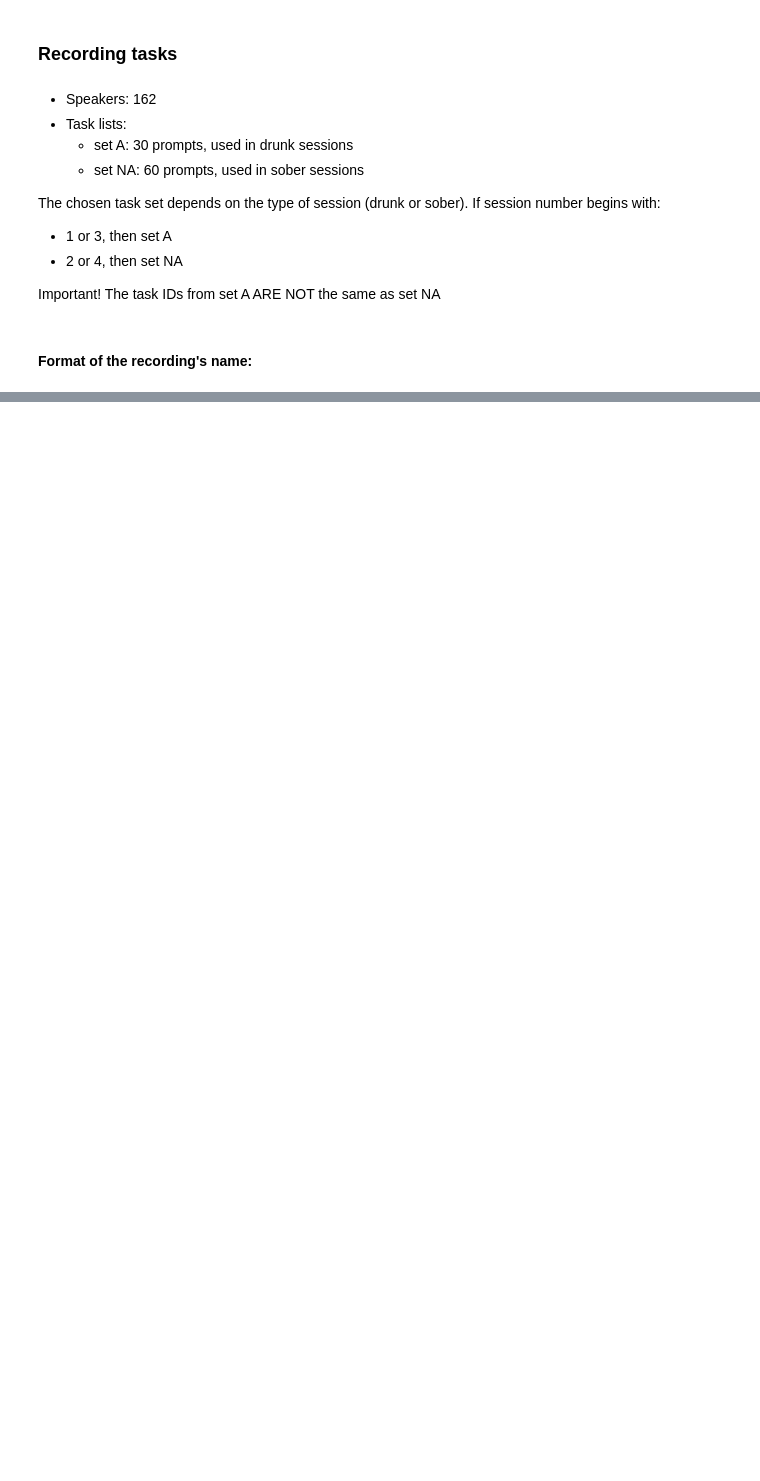
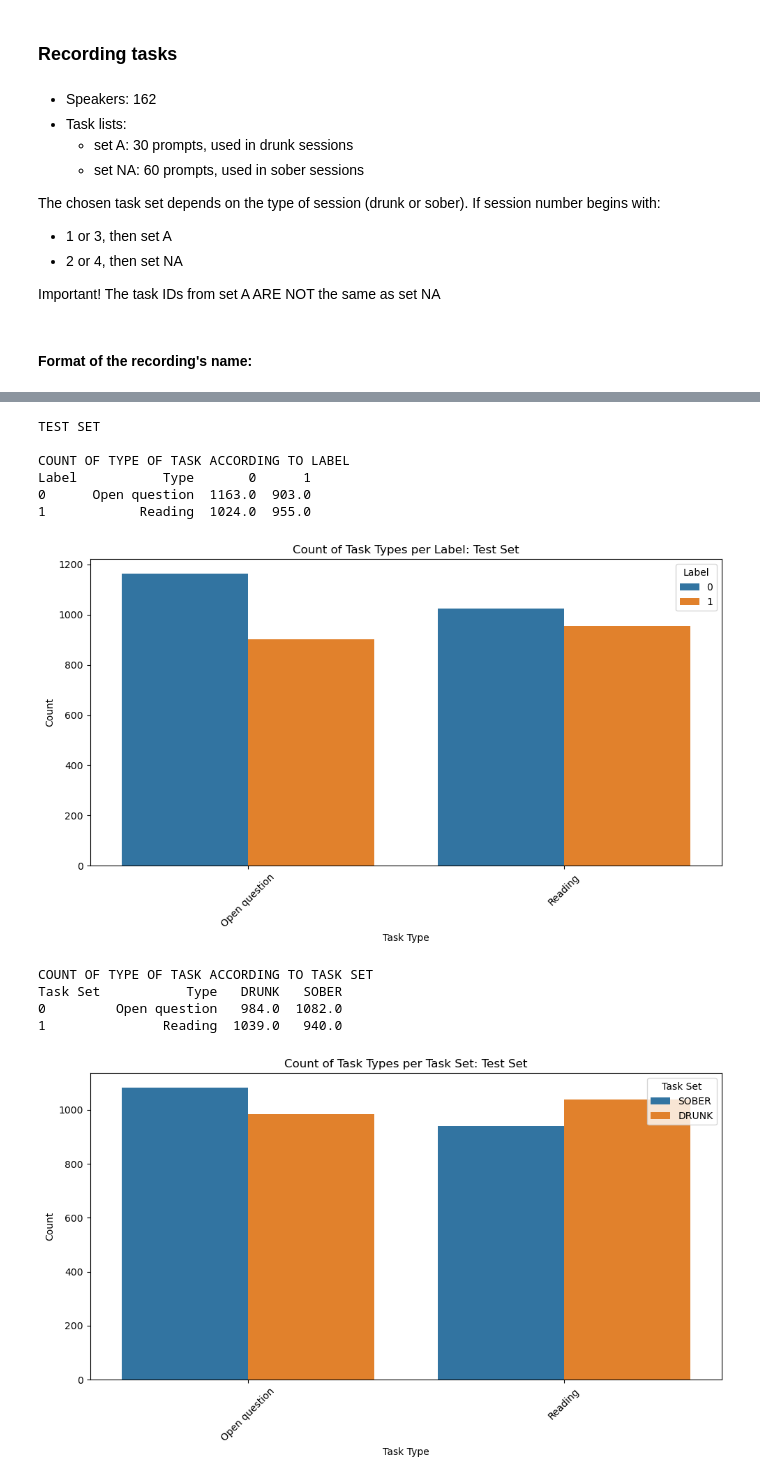
Before and after one commit to krishnarevi/inebriation-voice-detector, a Jupyter notebook: notebooks/TaskExplanation.ipynb, the cells around one changed output, grey strips where cells are left out. Drawn from its saved outputs; the diff is of its cells as text; code cells hidden in the pictures; blank space fills up the shorter version.

```diff
--- a/notebooks/TaskExplanation.ipynb
+++ b/notebooks/TaskExplanation.ipynb
@@ -55,0 +356,16 @@ print(sober_counts)
+# %%
+count_type_label(merged_dfTest,"Test Set")
+count_type_sublabel(merged_dfTest,"Test Set")
+# %% [output]
+TEST SET
+
+COUNT OF TYPE OF TASK ACCORDING TO LABEL
+Label           Type       0      1
+0      Open question  1163.0  903.0
+1            Reading  1024.0  955.0
+[figure, added]
+COUNT OF TYPE OF TASK ACCORDING TO TASK SET
+Task Set           Type   DRUNK   SOBER
+0         Open question   984.0  1082.0
+1               Reading  1039.0   940.0
+[figure, added]
```
Also changed, not shown: parts of 15 cells of this notebook, 2 other files.
